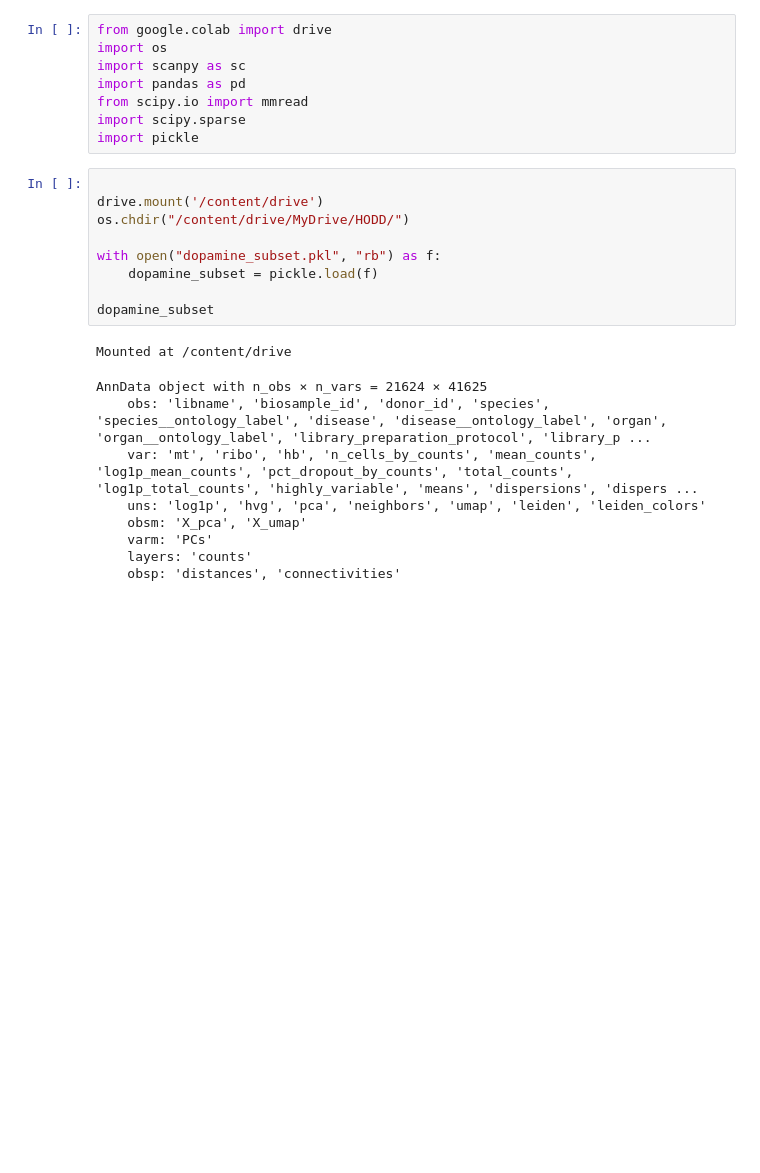
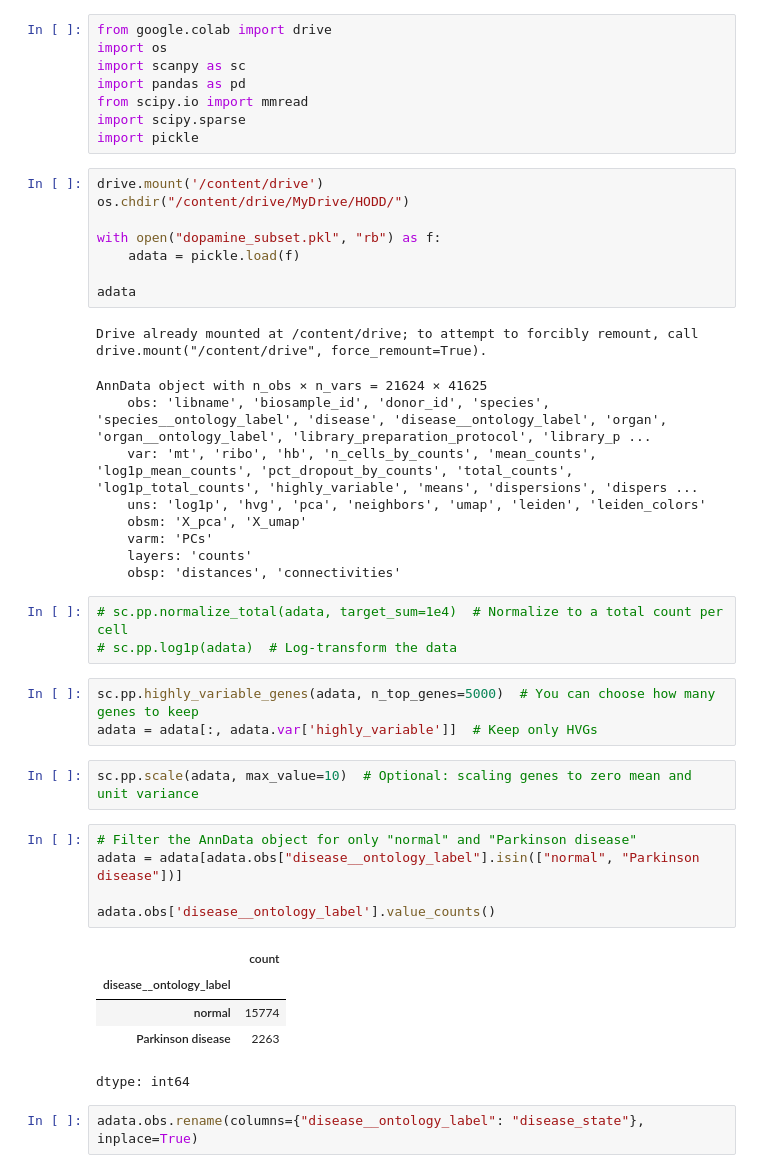
Before and after one commit to sean-otoole/HODD, a Jupyter notebook: geneformer_training_with_dop_neuron_pop.ipynb, the cells around one changed output. Drawn from its saved outputs; the diff is of its cells as text; blank space fills up the shorter version.

```diff
--- a/geneformer_training_with_dop_neuron_pop.ipynb
+++ b/geneformer_training_with_dop_neuron_pop.ipynb
@@ -11,16 +11,15 @@ from scipy.io import mmread
 import scipy.sparse
 import pickle
 # %%
-
 drive.mount('/content/drive')
 os.chdir("/content/drive/MyDrive/HODD/")
 
 with open("dopamine_subset.pkl", "rb") as f:
-    dopamine_subset = pickle.load(f)
+    adata = pickle.load(f)
 
-dopamine_subset
+adata
 # %% [output]
-Mounted at /content/drive
+Drive already mounted at /content/drive; to attempt to forcibly remount, call drive.mount("/content/drive", force_remount=True).
 AnnData object with n_obs × n_vars = 21624 × 41625
     obs: 'libname', 'biosample_id', 'donor_id', 'species', 'species__ontology_label', 'disease', 'disease__ontology_label', 'organ', 'organ__ontology_label', 'library_preparation_protocol', 'library_p ...
     var: 'mt', 'ribo', 'hb', 'n_cells_by_counts', 'mean_counts', 'log1p_mean_counts', 'pct_dropout_by_counts', 'total_counts', 'log1p_total_counts', 'highly_variable', 'means', 'dispersions', 'dispers ...
@@ -29,3 +28,24 @@ AnnData object with n_obs × n_vars = 21624 × 41625
     varm: 'PCs'
     layers: 'counts'
     obsp: 'distances', 'connectivities'
+# %%
+# sc.pp.normalize_total(adata, target_sum=1e4)  # Normalize to a total count per cell
+# sc.pp.log1p(adata)  # Log-transform the data
+# %%
+sc.pp.highly_variable_genes(adata, n_top_genes=5000)  # You can choose how many genes to keep
+adata = adata[:, adata.var['highly_variable']]  # Keep only HVGs
+# %%
+sc.pp.scale(adata, max_value=10)  # Optional: scaling genes to zero mean and unit variance
+# %%
+# Filter the AnnData object for only "normal" and "Parkinson disease"
+adata = adata[adata.obs["disease__ontology_label"].isin(["normal", "Parkinson disease"])]
+
+adata.obs['disease__ontology_label'].value_counts()
+# %% [output]
+|  | count |
+| disease__ontology_label |  |
+| normal | 15774 |
+| Parkinson disease | 2263 |
+dtype: int64
+# %%
+adata.obs.rename(columns={"disease__ontology_label": "disease_state"}, inplace=True)
```
Also changed, not shown: parts of 8 cells of this notebook.
